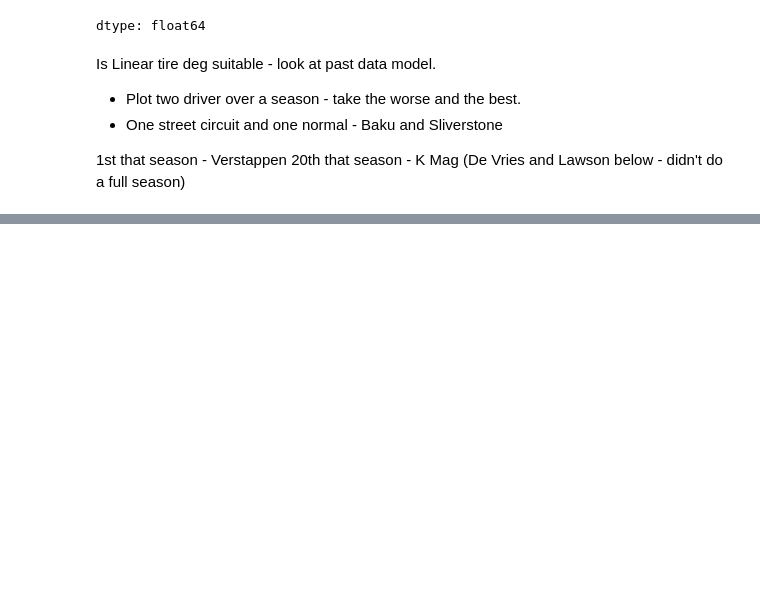
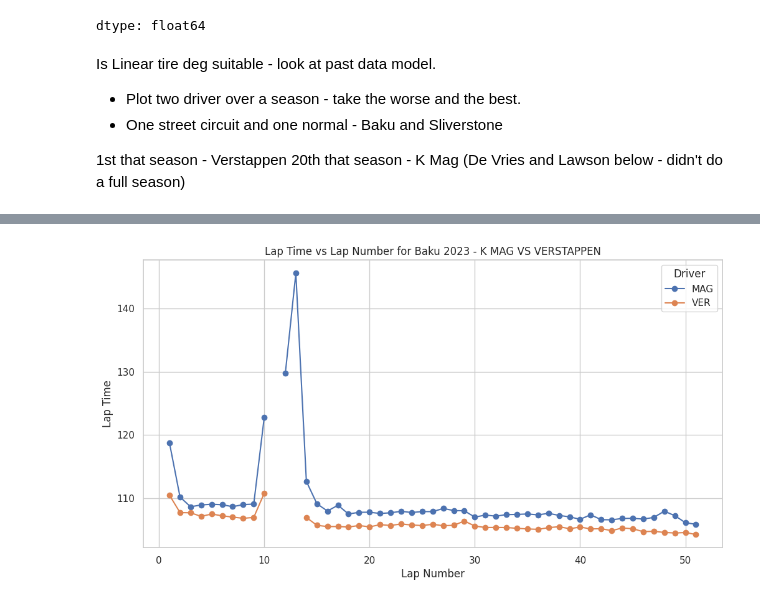
Before and after one commit to mistryvivek/AutoF1-RNN-Race-Simulator, a Jupyter notebook: Lit_Review_Data_Analysis.ipynb, the cells around one changed output, grey strips where cells are left out. Saved outputs shown, nothing was run; the diff lists cells and outputs as text; code cells hidden in the pictures; blank space fills up the shorter version.

```diff
--- a/Lit_Review_Data_Analysis.ipynb
+++ b/Lit_Review_Data_Analysis.ipynb
@@ -393,3 +359,9 @@ Is Linear tire deg suitable - look at past data model.
 
 1st that season - Verstappen
 20th that season - K Mag (De Vries and Lawson below - didn't do a full season)
+# %%
+baku2023 = pd.read_csv('/content/drive/MyDrive/prbx_data/v1_data/2023/4_FORMULA_1_AZERBAIJAN_GRAND_PRIX_2023/4_FORMULA_1_AZERBAIJAN_GRAND_PRIX_2023_Race.csv')
+sliverstone2023 = pd.read_csv('/content/drive/MyDrive/prbx_data/v1_data/2023/10_FORMULA_1_ARAMCO_BRITISH_GRAND_PRIX_2023/10_FORMULA_1_ARAMCO_BRITISH_GRAND_PRIX_2023_Race.csv')
+
+baku2023['ConvertedLapTime'] = baku2023['LapTime'].apply(lambda x: pd.to_timedelta(x).total_seconds())
+sliverstone2023['ConvertedLapTime'] = sliverstone2023['LapTime'].apply(lambda x: pd.to_timedelta(x).total_seconds())
@@ -395,0 +384,20 @@ Is Linear tire deg suitable - look at past data model.
+# %%
+# Start plotting
+plt.figure(figsize=(12, 6))
+
+# Group by 'Driver' and plot each driver's lap times against lap numbers
+for driver, group_data in baku2023.groupby('Driver'):
+    if driver == 'MAG' or driver == 'VER':
+      plt.plot(group_data['LapNumber'], group_data['ConvertedLapTime'], label=driver, marker='o')
+
+# Adding labels and title
+plt.xlabel('Lap Number')
+plt.ylabel('Lap Time')
+plt.title('Lap Time vs Lap Number for Baku 2023 - K MAG VS VERSTAPPEN')
+plt.legend(title='Driver')
+plt.grid(True)
+
+# Show plot
+plt.show()
+# %% [output]
+[figure, added]
```
Also changed, not shown: parts of 7 cells of this notebook.
